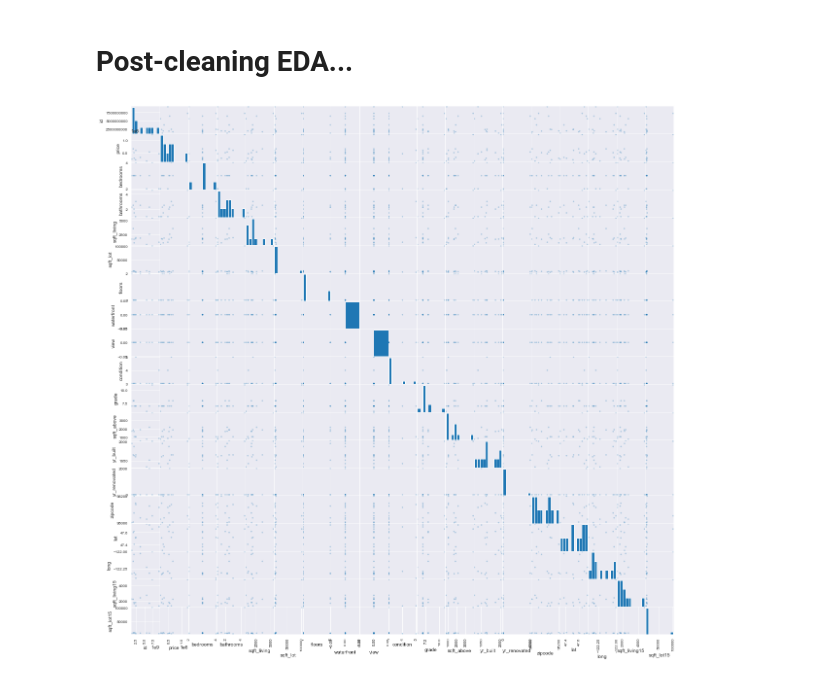
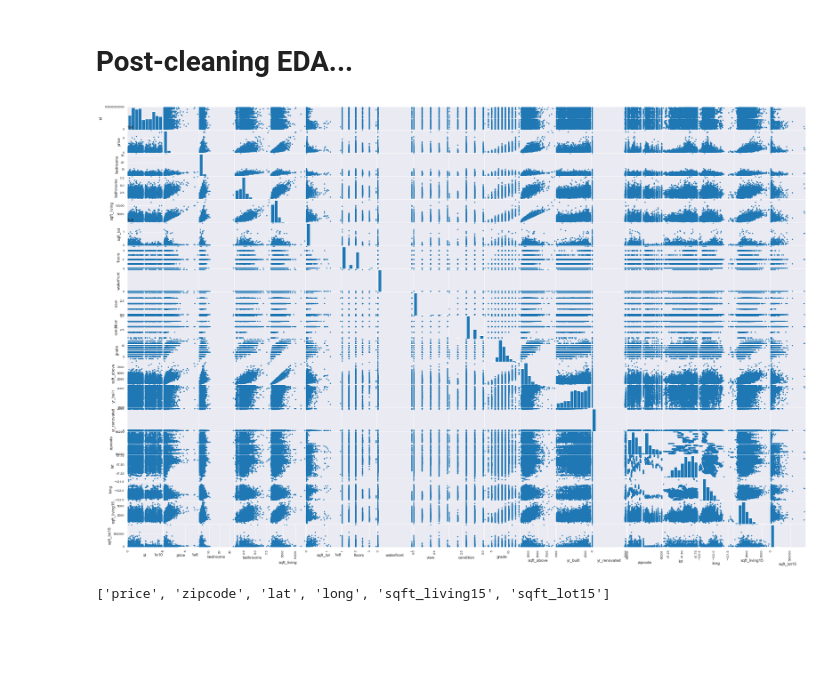
Before and after one commit to Stenke/King-County-Housing-Regression-Analysis, a Jupyter notebook: House(party)_Data-Clean-EDA.ipynb, the cells around one changed output. Cells and saved outputs as stored; diff of their text form; code cells hidden in the pictures; blank space fills up the shorter version.

```diff
--- a/House(party)_Data-Clean-EDA.ipynb
+++ b/House(party)_Data-Clean-EDA.ipynb
@@ -131,0 +120,3 @@ house_data.describe()
+# %%
+house_data.drop('id', axis=1, inplace=True)
+house_data.describe()
@@ -132,12 +133,14 @@ house_data.describe()
+# %%
+house_data['sqft_basement'].replace('?', 0, inplace=True)
+# %%
+house_data['sqft_basement'] = house_data['sqft_basement'].astype('float64')
 # %% [markdown]
 # Post-cleaning EDA...
 # %%
 # define the plot
-pd.plotting.scatter_matrix(econ_df_after, alpha = 1, figsize = (30, 20))
+pd.plotting.scatter_matrix(house_data, alpha = 1, figsize = (30, 20))
 
 # show the plot
 plt.show()
+# %% [output]
+[figure, added]
-# %%
-pd.plotting.scatter_matrix(house_data[1:12], alpha=.3, figsize=(20,20));
-# %% [output]
-[figure, removed]
@@ -143,0 +150,11 @@ pd.plotting.scatter_matrix(house_data[1:12], alpha=.3, figsize=(20,20));
+# %%
+# Creating sub-lists of x-columns to create the four scatter matrixes
+list_col = list(house_data.columns)
+list_col2 = list_col[1:2] + list_col[6:10]
+list_col2
+list_col3 = list_col[1:2] + list_col[10:15]
+list_col3
+list_col4= list_col[1:2] + list_col[15:21]
+list_col4
+# %% [output]
+['price', 'zipcode', 'lat', 'long', 'sqft_living15', 'sqft_lot15']
```
Also changed, not shown: parts of 22 cells of this notebook.
